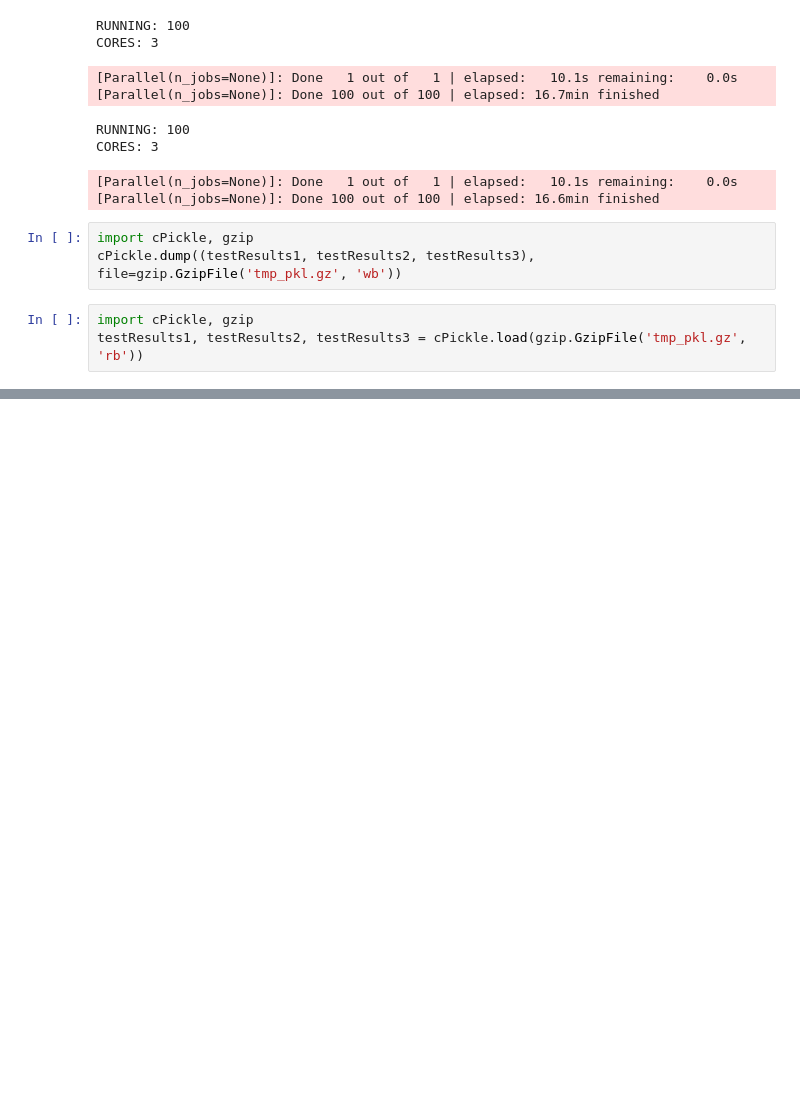
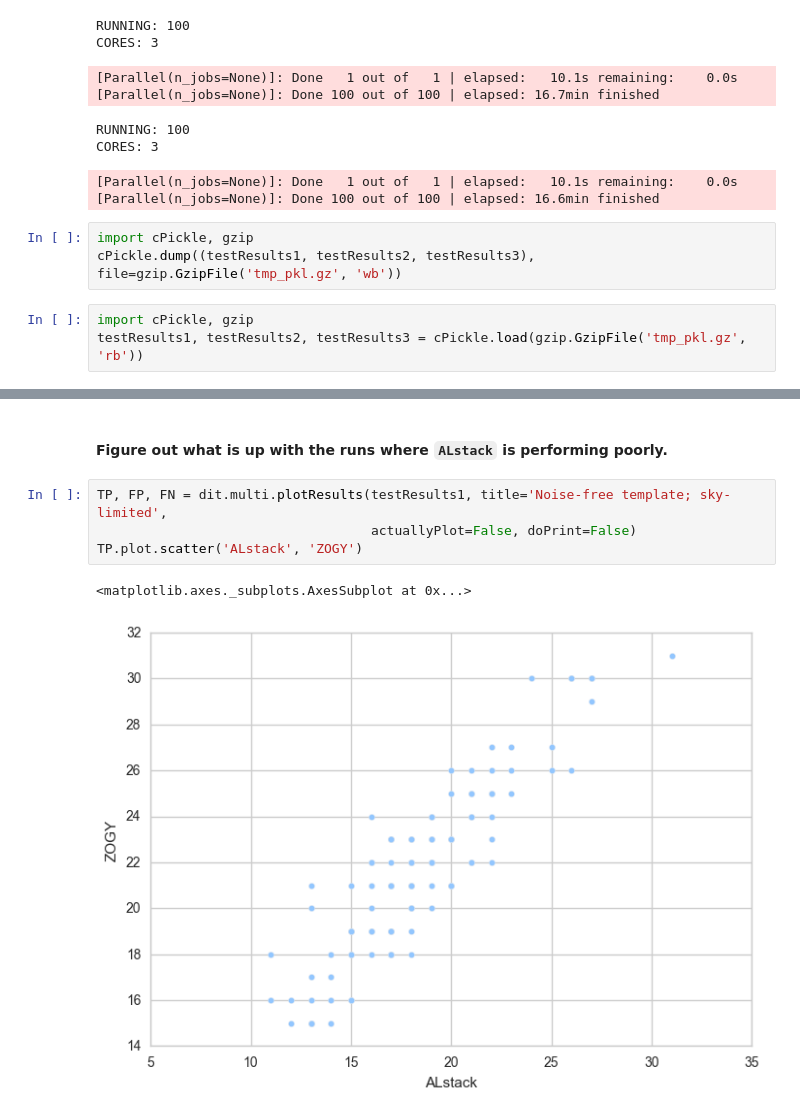
Before and after one commit to lsst-dm/diffimTests, a Jupyter notebook: 31. new tests.ipynb, the cells around one changed output, grey strips where cells are left out. Cells and saved outputs as stored; diff of their text form; blank space fills up the shorter version.

```diff
--- a/31. new tests.ipynb
+++ b/31. new tests.ipynb
@@ -121,3 +121,12 @@ AL:             6.78220150695 +/- 1.22816671889
 AL(decorr):     5.04474272924 +/- 0.916238272693
 ZOGY:           5.34830973137 +/- 1.01070739635
 [figure]
+# %% [markdown]
+#### Figure out what is up with the runs where `ALstack` is performing poorly.
+# %%
+TP, FP, FN = dit.multi.plotResults(testResults1, title='Noise-free template; sky-limited',
+                                   actuallyPlot=False, doPrint=False)
+TP.plot.scatter('ALstack', 'ZOGY')
+# %% [output]
+<matplotlib.axes._subplots.AxesSubplot at 0x...>
+[figure, added]
```
Also changed, not shown: parts of 16 cells of this notebook, 6 other files.
